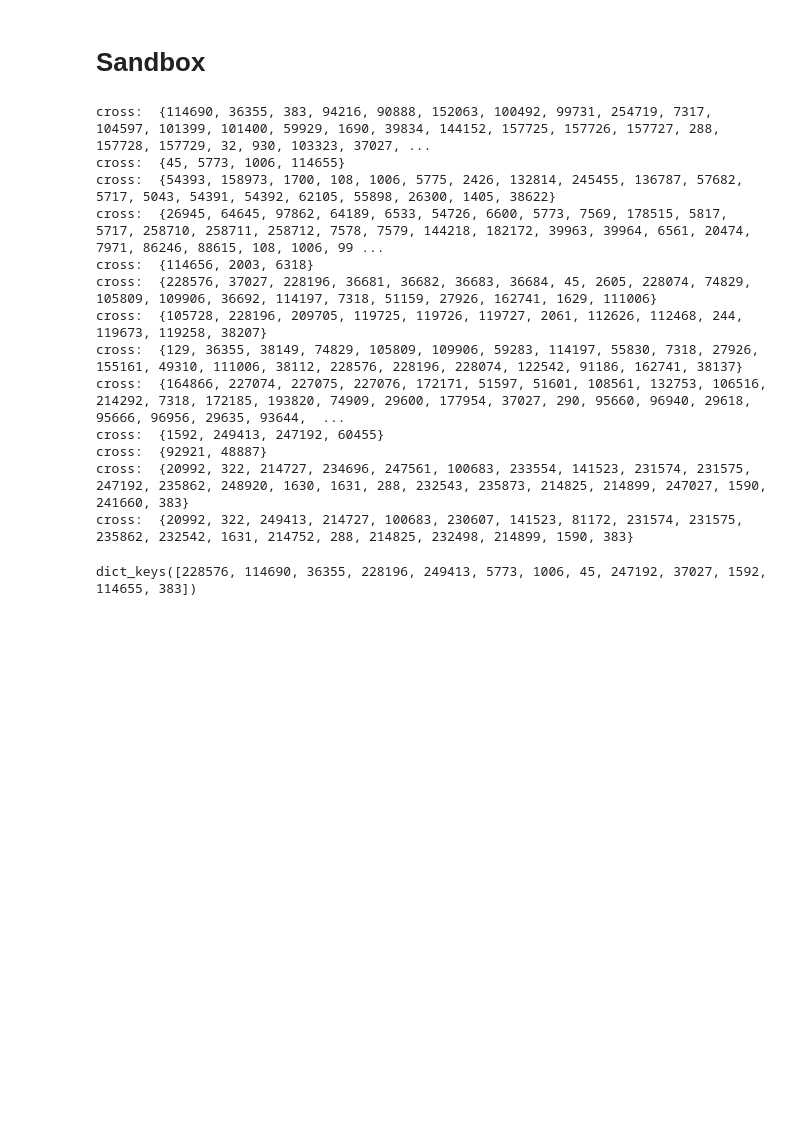
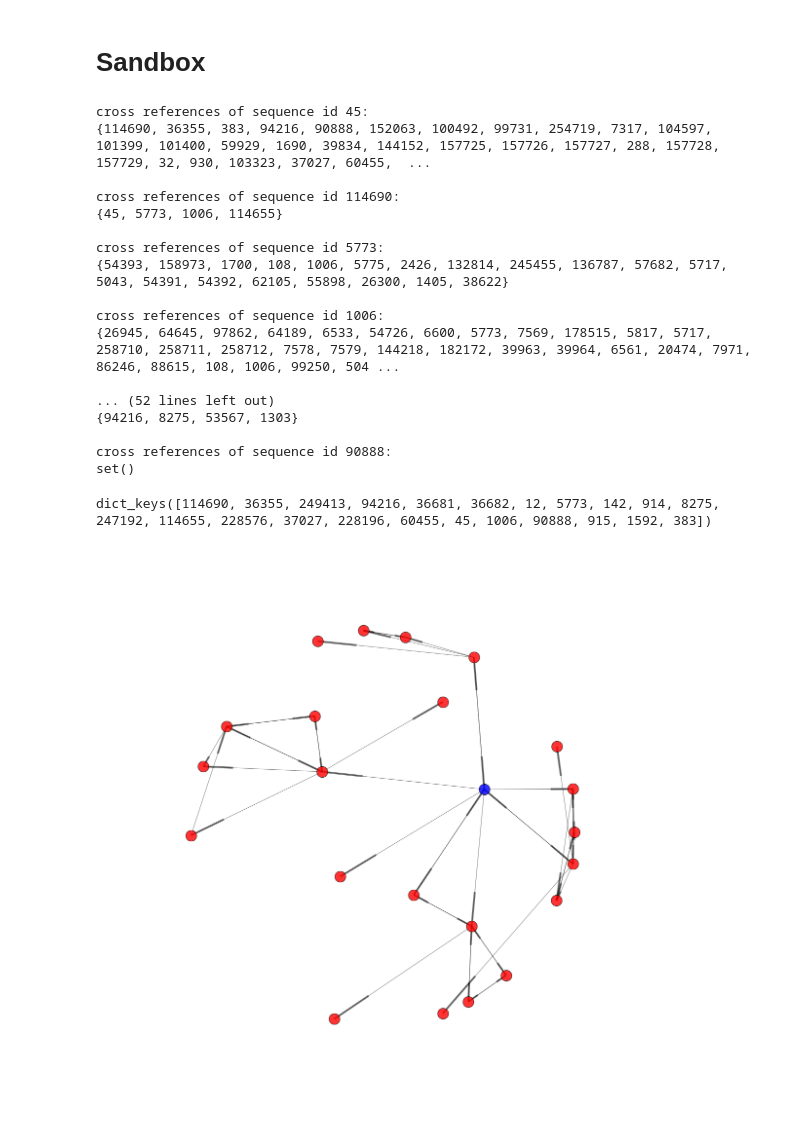
Before and after one commit to massimo-nocentini/scratchpad, a Jupyter notebook: chapters/notebooks/oeis-mining.ipynb, the cells around one changed output. Drawn from its saved outputs; the diff is of its cells as text; code cells hidden in the pictures; blank space fills up the shorter version.

Commit message:
First interesting version graph construction; however, it is sequential.

```diff
--- a/chapters/notebooks/oeis-mining.ipynb
+++ b/chapters/notebooks/oeis-mining.ipynb
@@ -22,7 +21,16 @@ import re
+# %%
+from requests import get
+import re
+from itertools import count
+import networkx as nx
+import matplotlib.pyplot as plt
+%matplotlib inline
+from pylab import rcParams
+rcParams['figure.figsize'] = 20, 20
 # %% [markdown]
 # Sandbox
 # %%
-def oeis_graph(seq_id, depth=1):
+def oeis_graph(seq_id, depth=2):
 
     sink = {}
 
@@ -43,14 +51,13 @@ def oeis_graph(seq_id, depth=1):
         for xref in xrefs:
             cross_references |= set(int(r[1:]) for r in regex.findall(xref))
 
-        print("cross: ", cross_references)
+        result['xref_as_set'] = cross_references
+        print("\ncross references of sequence id {}:\n{} ".format(seq_id, cross_references))
 
-        limit = 3
         if step < depth:
-            for ref_seq_id in filter(lambda cr: cr not in sink, cross_references):
-                if not limit: break
+            for i, ref_seq_id in zip(count(), filter(lambda cr: cr not in sink, cross_references)):
+                if i > 4: break
                 recursion(ref_seq_id, step+1)
-                limit -= 1
 
     recursion(seq_id, step=0)
 
@@ -58,20 +65,32 @@ def oeis_graph(seq_id, depth=1):
 # %%
 graph = oeis_graph(seq_id=45, depth=2)
 # %% [output]
-cross:  {114690, 36355, 383, 94216, 90888, 152063, 100492, 99731, 254719, 7317, 104597, 101399, 101400, 59929, 1690, 39834, 144152, 157725, 157726, 157727, 288, 157728, 157729, 32, 930, 103323, 37027, ...
-cross:  {45, 5773, 1006, 114655}
-cross:  {54393, 158973, 1700, 108, 1006, 5775, 2426, 132814, 245455, 136787, 57682, 5717, 5043, 54391, 54392, 62105, 55898, 26300, 1405, 38622}
-cross:  {26945, 64645, 97862, 64189, 6533, 54726, 6600, 5773, 7569, 178515, 5817, 5717, 258710, 258711, 258712, 7578, 7579, 144218, 182172, 39963, 39964, 6561, 20474, 7971, 86246, 88615, 108, 1006, 99 ...
-cross:  {114656, 2003, 6318}
-cross:  {228576, 37027, 228196, 36681, 36682, 36683, 36684, 45, 2605, 228074, 74829, 105809, 109906, 36692, 114197, 7318, 51159, 27926, 162741, 1629, 111006}
-cross:  {105728, 228196, 209705, 119725, 119726, 119727, 2061, 112626, 112468, 244, 119673, 119258, 38207}
-cross:  {129, 36355, 38149, 74829, 105809, 109906, 59283, 114197, 55830, 7318, 27926, 155161, 49310, 111006, 38112, 228576, 228196, 228074, 122542, 91186, 162741, 38137}
-cross:  {164866, 227074, 227075, 227076, 172171, 51597, 51601, 108561, 132753, 106516, 214292, 7318, 172185, 193820, 74909, 29600, 177954, 37027, 290, 95660, 96940, 29618, 95666, 96956, 29635, 93644,  ...
-cross:  {1592, 249413, 247192, 60455}
-cross:  {92921, 48887}
-cross:  {20992, 322, 214727, 234696, 247561, 100683, 233554, 141523, 231574, 231575, 247192, 235862, 248920, 1630, 1631, 288, 232543, 235873, 214825, 214899, 247027, 1590, 241660, 383}
-cross:  {20992, 322, 249413, 214727, 100683, 230607, 141523, 81172, 231574, 231575, 235862, 232542, 1631, 214752, 288, 214825, 232498, 214899, 1590, 383}
+cross references of sequence id 45:
+{114690, 36355, 383, 94216, 90888, 152063, 100492, 99731, 254719, 7317, 104597, 101399, 101400, 59929, 1690, 39834, 144152, 157725, 157726, 157727, 288, 157728, 157729, 32, 930, 103323, 37027, 60455,  ...
+
+cross references of sequence id 114690:
+{45, 5773, 1006, 114655}
+
+cross references of sequence id 5773:
+{54393, 158973, 1700, 108, 1006, 5775, 2426, 132814, 245455, 136787, 57682, 5717, 5043, 54391, 54392, 62105, 55898, 26300, 1405, 38622}
+
+cross references of sequence id 1006:
+{26945, 64645, 97862, 64189, 6533, 54726, 6600, 5773, 7569, 178515, 5817, 5717, 258710, 258711, 258712, 7578, 7579, 144218, 182172, 39963, 39964, 6561, 20474, 7971, 86246, 88615, 108, 1006, 99250, 504 ...
+
+... (52 lines left out)
+{94216, 8275, 53567, 1303}
+
+cross references of sequence id 90888:
+set()
 # %%
 graph.keys()
 # %% [output]
-dict_keys([228576, 114690, 36355, 228196, 249413, 5773, 1006, 45, 247192, 37027, 1592, 114655, 383])
+dict_keys([114690, 36355, 249413, 94216, 36681, 36682, 12, 5773, 142, 914, 8275, 247192, 114655, 228576, 37027, 228196, 60455, 45, 1006, 90888, 915, 1592, 383])
+# %%
+G=nx.DiGraph()
+
+G.add_nodes_from(graph.keys())
+
+for seq_id, v in graph.items():
+    for ref_seq_id in filter(lambda r: r in graph, v['xref_as_set']):
+        G.add_edge(seq_id, ref_seq_id)
@@ -78,3 +99,22 @@ dict_keys([228576, 114690, 36355, 228196, 249413, 5773, 1006, 45, 247192, 37027,
+# %%
+pos=nx.spring_layout(G) # positions for all nodes
+
+# nodes
+nx.draw_networkx_nodes(G,pos,
+                       nodelist=[45],
+                       node_color='b',
+                       node_size=500,
+                   alpha=0.8)
+nx.draw_networkx_nodes(G,pos,
+                       nodelist=set(graph.keys())-set([45]),
+                       node_color='r',
+                       node_size=500,
+                   alpha=0.8)
+nx.draw_networkx_edges(G,pos,width=1.0,alpha=0.5)
+plt.axis('off')
+plt.show() # display
+# %% [output]
+[figure, added]
 # %% [markdown]
 ---
 <a rel="license" href="http://creativecommons.org/licenses/by-nc-sa/4.0/"><img alt="Creative Commons License" style="border-width:0" src="https://i.creativecommons.org/l/by-nc-sa/4.0/88x31.png" /></a><br />This work is licensed under a <a rel="license" href="http://creativecommons.org/licenses/by-nc-sa/4.0/">Creative Commons Attribution-NonCommercial-ShareAlike 4.0 International License</a>.
```
Also changed, not shown: parts of 3 cells of this notebook.
